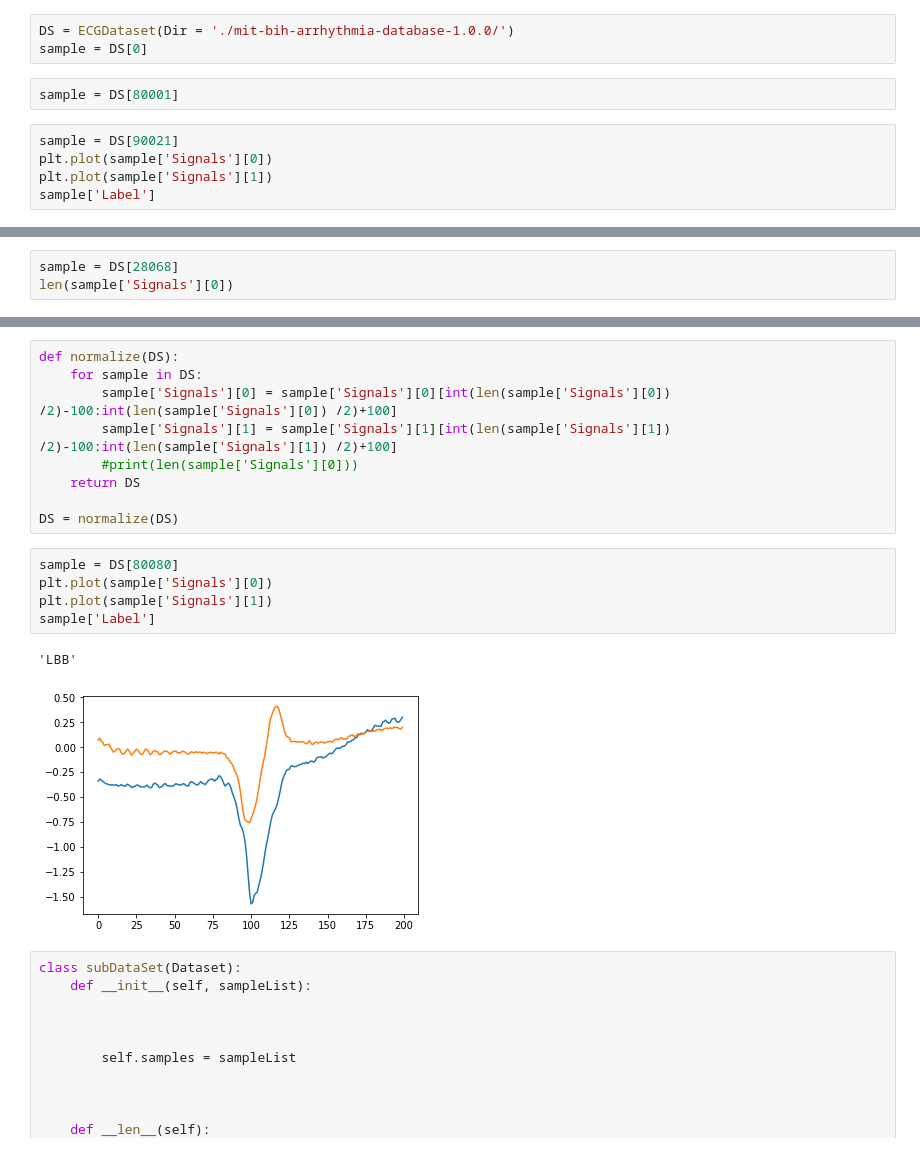
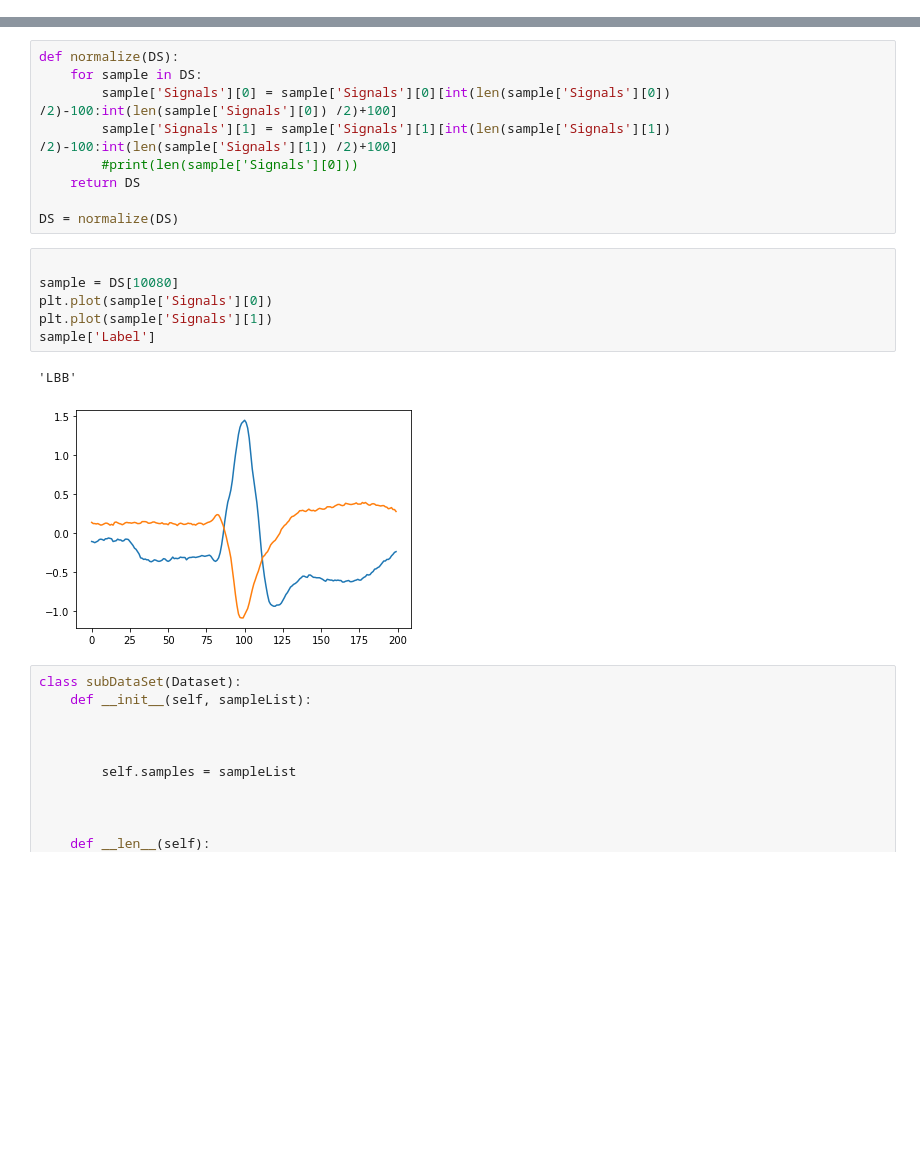
Before and after one commit to AlexandrePerdereau/pfeECG, a Jupyter notebook: PFE.ipynb, the cells around one changed output, grey strips where cells are left out. Saved outputs shown, nothing was run; the diff lists cells and outputs as text; blank space fills up the shorter version.

Commit message:
mise en place de la base de données d'images

```diff
--- a/PFE.ipynb
+++ b/PFE.ipynb
@@ -219,10 +201,0 @@ class ECGDataset(Dataset):
-# %%
-DS = ECGDataset(Dir = './mit-bih-arrhythmia-database-1.0.0/')
-sample = DS[0]
-# %%
-sample = DS[80001]
-# %%
-sample = DS[90021]
-plt.plot(sample['Signals'][0])
-plt.plot(sample['Signals'][1])
-sample['Label']
@@ -254,3 +211,0 @@ tailleMax
-# %%
-sample = DS[28068]
-len(sample['Signals'][0])
@@ -278,13 +227,14 @@ def normalize(DS):
 
 DS = normalize(DS)
 # %%
-sample = DS[80080]
+
+sample = DS[10080]
 plt.plot(sample['Signals'][0])
 plt.plot(sample['Signals'][1])
 sample['Label']
 # %% [output]
 'LBB'
-[figure, old version]
+[figure, new version]
 # %%
 class subDataSet(Dataset):
     def __init__(self, sampleList):
```
Also changed, not shown: parts of 32 cells of this notebook.
